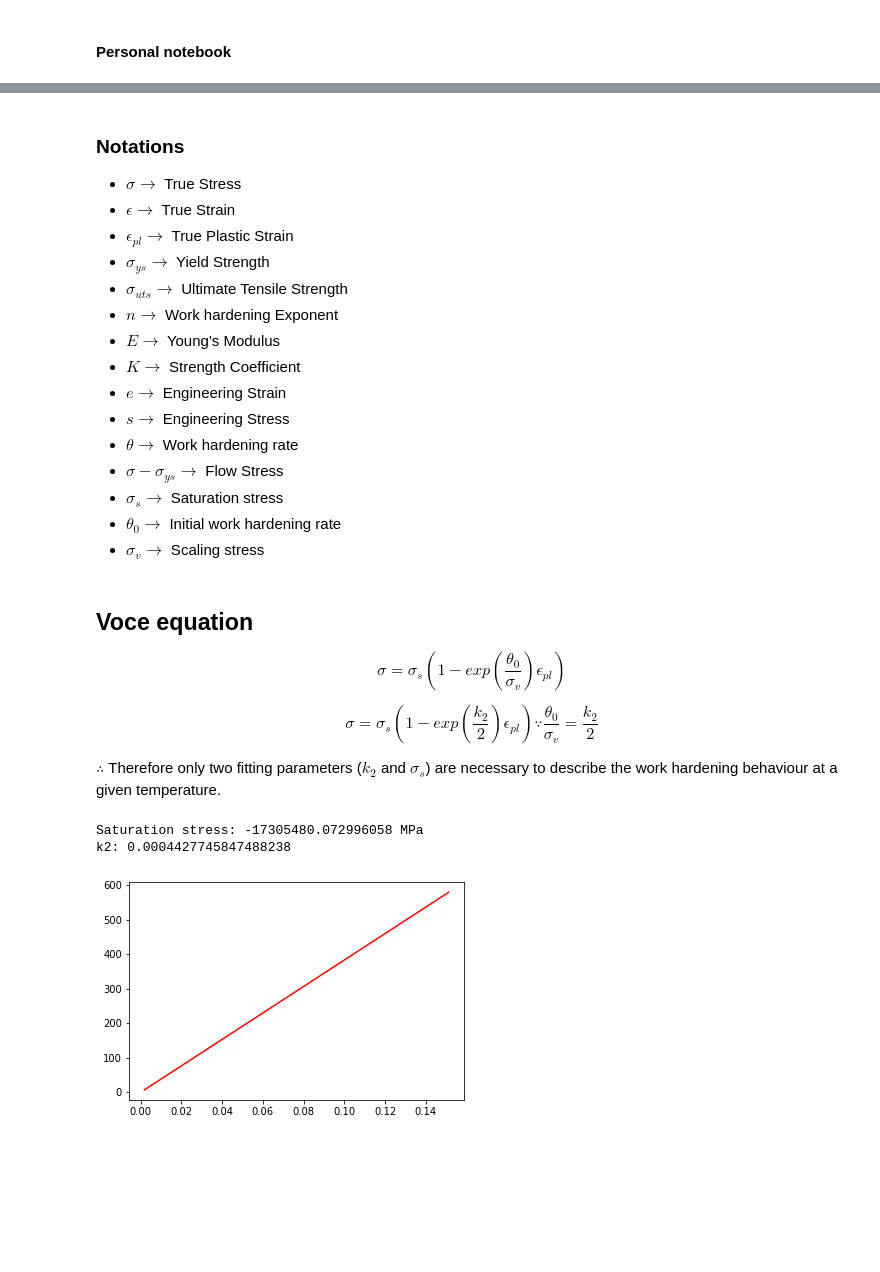
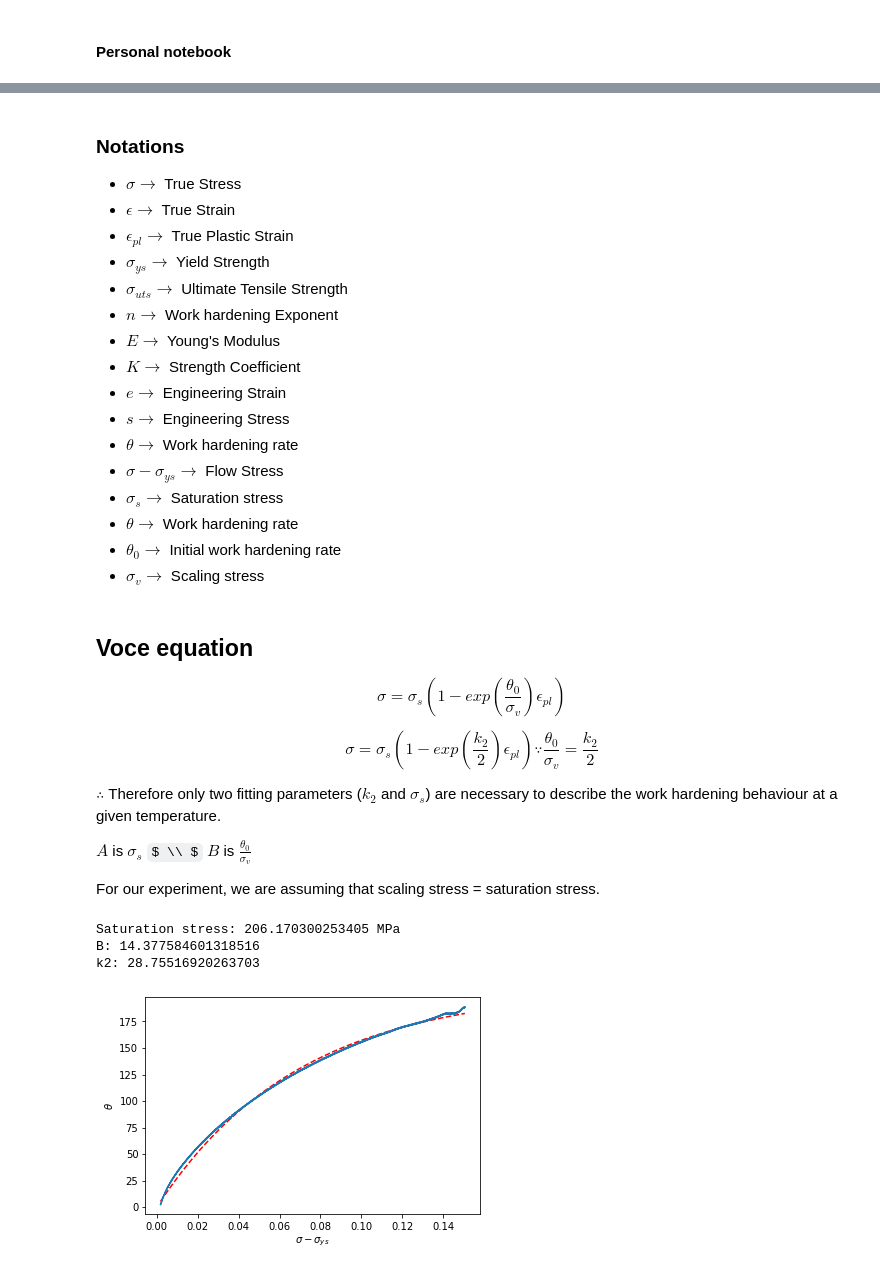
Before and after one commit to algomaster99/meta-btp, a Jupyter notebook: work_hardening_analysis.ipynb, the cells around one changed output, grey strips where cells are left out. Saved outputs shown, nothing was run; the diff lists cells and outputs as text; code cells hidden in the pictures; some formulas as TeX source; blank space fills up the shorter version.

```diff
--- a/work_hardening_analysis.ipynb
+++ b/work_hardening_analysis.ipynb
@@ -52,6 +53,7 @@ Ultimate Tensile Strength is 362.20079200000004 MPa at 18.095% elongation.
 - $\theta \rightarrow$ Work hardening rate
 - $\sigma - \sigma_{ys} \rightarrow$ Flow Stress
 - $\sigma_{s} \rightarrow$ Saturation stress
+- $\theta \rightarrow$ Work hardening rate
 - $\theta_{0} \rightarrow$ Initial work hardening rate
 - $\sigma_{v} \rightarrow$ Scaling stress
 # %% [markdown]
@@ -62,25 +64,36 @@ $$ \sigma = \sigma_{s} \left(1 - exp\left(\frac{\theta_{0}}{\sigma_{v}}\right) \
 $$ \sigma = \sigma_{s} \left(1 - exp\left(\frac{k_{2}}{2}\right) \epsilon_{pl} \right) \because \frac{\theta_{0}}{\sigma_{v}} = \frac{k_{2}}{2}$$
 
 $ \therefore $ Therefore only two fitting parameters ($ k_{2} $ and $ \sigma_{s} $) are necessary to describe the work hardening behaviour at a given temperature.
+
+$ A $ is $ \sigma_{s} $
+$ \\ $
+$ B $ is $ \frac{\theta_{0}}{\sigma_{v}} $
+
+For our experiment, we are assuming that scaling stress = saturation stress.
 # %%
-def fit_voce(x, sigma_s, k2):
-    return sigma_s*(1-np.exp((k2/2)*x))
+def fit_voce(x, A, B): # A is saturation stress (sigma_s)
+    return A*(1-np.exp(-B*x))
 
 rhs_theoretical_voce = curve_fit(
-    fit_voce, true_plastic_strain, true_stress, None, method='lm', maxfev=2000
+    fit_voce, true_plastic_strain, flow_stress, [100, 5], method='lm'
 )
 
 popt, _ = rhs_theoretical_voce
 sigma_s = popt[0]
-k2 = popt[1]
-_ = plt.plot(true_plastic_strain, [fit_voce(pl,sigma_s,k2) for pl in true_plastic_strain], 'r')
+B = popt[1]
+_ = plt.plot(true_plastic_strain, [fit_voce(pl,sigma_s,B) for pl in true_plastic_strain], 'r--')
+_ = plt.plot(true_plastic_strain, flow_stress)
+_ = plt.xlabel('$\sigma - \sigma_{ys}$')
+_ = plt.ylabel('$\\theta$')
 
 print(f'Saturation stress: {sigma_s} MPa')
-print(f'k2: {k2}')
+print(f'B: {B}')
+print(f'k2: {2*B}')
 
 save_parameter('Saturation stress', sigma_s, 'MPa', f'{OUTPUT_DIR}/output.txt')
-save_parameter('k2', k2, '', f'{OUTPUT_DIR}/output.txt')
+save_parameter('k2', 2*B, '', f'{OUTPUT_DIR}/output.txt')
 # %% [output]
-Saturation stress: -17305480.072996058 MPa
-k2: 0.0004427745847488238
+Saturation stress: 206.170300253405 MPa
+B: 14.377584601318516
+k2: 28.75516920263703
-[figure, old version]
+[figure, new version]
```
Also changed, not shown: parts of 11 cells of this notebook.
